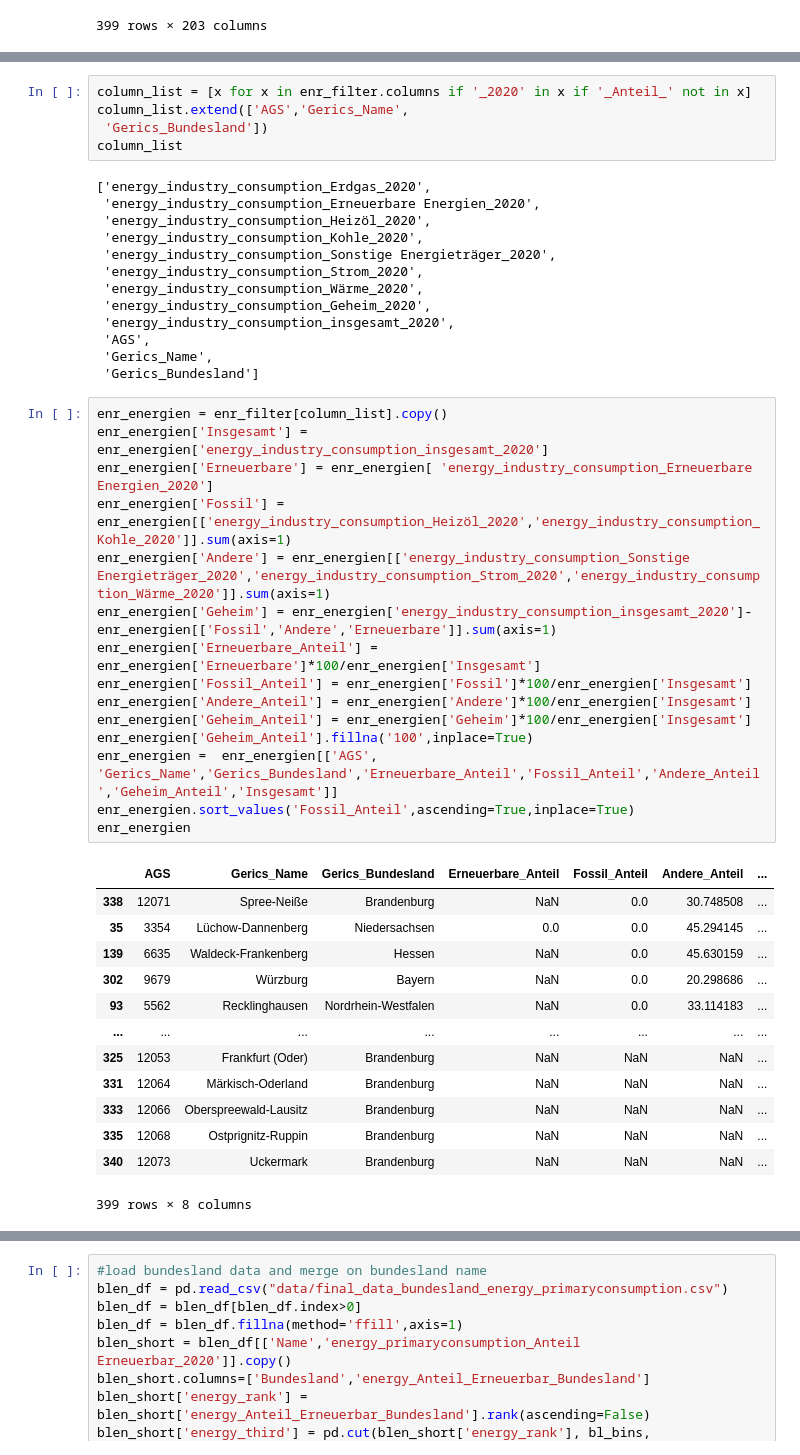
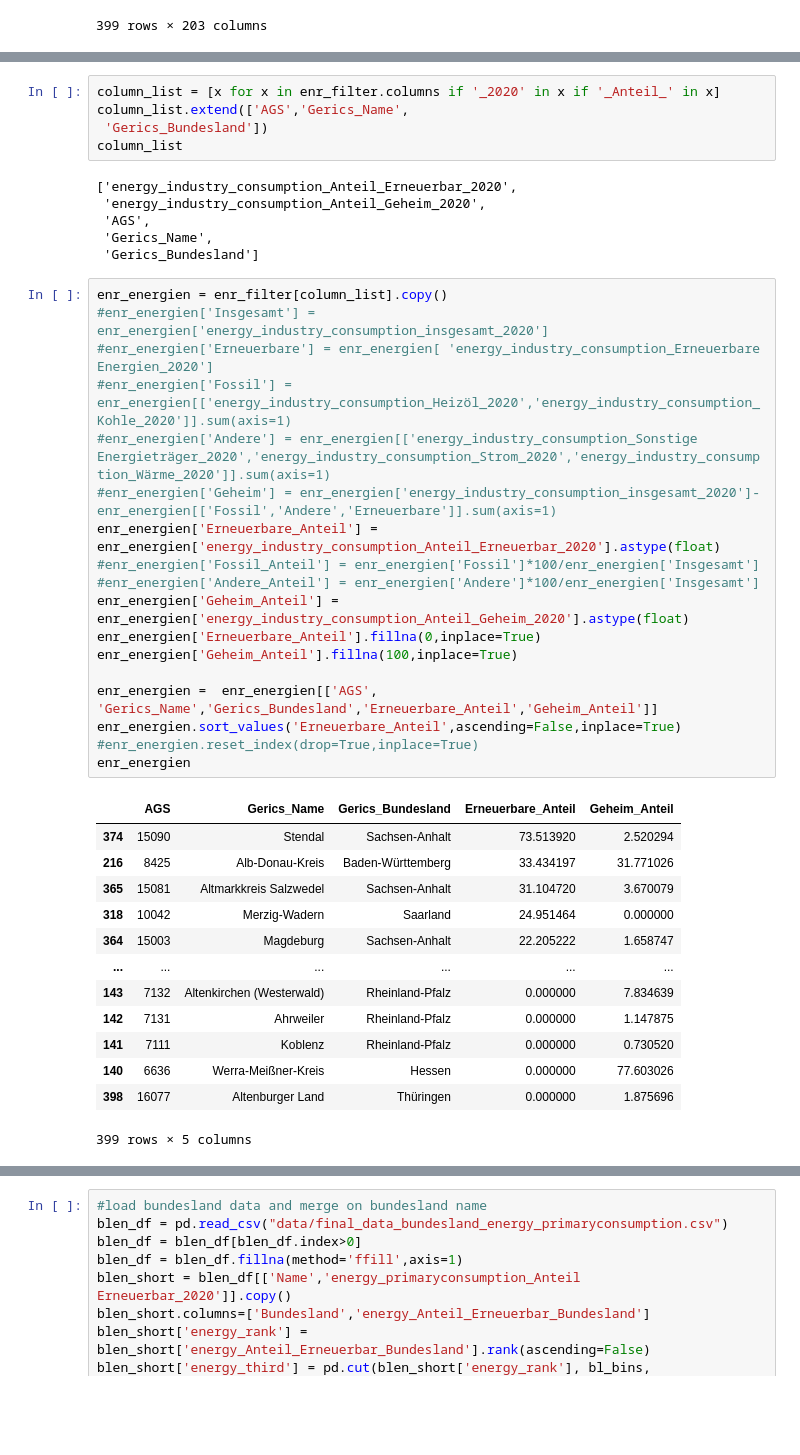
Before and after one commit to uclab-potsdam/klimataz, a Jupyter notebook: data/energy/final_ranking_energy.ipynb, the cells around one changed output, grey strips where cells are left out. Drawn from its saved outputs; the diff is of its cells as text; blank space fills up the shorter version.

```diff
--- a/data/energy/final_ranking_energy.ipynb
+++ b/data/energy/final_ranking_energy.ipynb
@@ -121,50 +125,46 @@ Index(['AGS', 'energy_industry_consumption_Erdgas_2003',
        'Gerics_Bundesland'],
       dtype='object', length=203)
 # %%
-column_list = [x for x in enr_filter.columns if '_2020' in x if '_Anteil_' not in x]
+column_list = [x for x in enr_filter.columns if '_2020' in x if '_Anteil_' in x]
 column_list.extend(['AGS','Gerics_Name',
  'Gerics_Bundesland'])
 column_list
 # %% [output]
-['energy_industry_consumption_Erdgas_2020',
- 'energy_industry_consumption_Erneuerbare Energien_2020',
- 'energy_industry_consumption_Heizöl_2020',
- 'energy_industry_consumption_Kohle_2020',
- 'energy_industry_consumption_Sonstige Energieträger_2020',
- 'energy_industry_consumption_Strom_2020',
- 'energy_industry_consumption_Wärme_2020',
- 'energy_industry_consumption_Geheim_2020',
- 'energy_industry_consumption_insgesamt_2020',
+['energy_industry_consumption_Anteil_Erneuerbar_2020',
+ 'energy_industry_consumption_Anteil_Geheim_2020',
  'AGS',
  'Gerics_Name',
  'Gerics_Bundesland']
 # %%
 enr_energien = enr_filter[column_list].copy()
-enr_energien['Insgesamt'] = enr_energien['energy_industry_consumption_insgesamt_2020']
-enr_energien['Erneuerbare'] = enr_energien[ 'energy_industry_consumption_Erneuerbare Energien_2020']
-enr_energien['Fossil'] = enr_energien[['energy_industry_consumption_Heizöl_2020','energy_industry_consumption_Kohle_2020']].sum(axis=1)
-enr_energien['Andere'] = enr_energien[['energy_industry_consumption_Sonstige Energieträger_2020','energy_industry_consumption_Strom_2020','energy_industry_consumption_Wärme_2020']].sum(axis=1)
-enr_energien['Geheim'] = enr_energien['energy_industry_consumption_insgesamt_2020']-enr_energien[['Fossil','Andere','Erneuerbare']].sum(axis=1)
-enr_energien['Erneuerbare_Anteil'] = enr_energien['Erneuerbare']*100/enr_energien['Insgesamt']
-enr_energien['Fossil_Anteil'] = enr_energien['Fossil']*100/enr_energien['Insgesamt']
-enr_energien['Andere_Anteil'] = enr_energien['Andere']*100/enr_energien['Insgesamt']
-enr_energien['Geheim_Anteil'] = enr_energien['Geheim']*100/enr_energien['Insgesamt']
-enr_energien['Geheim_Anteil'].fillna('100',inplace=True)
-enr_energien =  enr_energien[['AGS', 'Gerics_Name','Gerics_Bundesland','Erneuerbare_Anteil','Fossil_Anteil','Andere_Anteil','Geheim_Anteil','Insgesamt']]
-enr_energien.sort_values('Fossil_Anteil',ascending=True,inplace=True)
+#enr_energien['Insgesamt'] = enr_energien['energy_industry_consumption_insgesamt_2020']
+#enr_energien['Erneuerbare'] = enr_energien[ 'energy_industry_consumption_Erneuerbare Energien_2020']
+#enr_energien['Fossil'] = enr_energien[['energy_industry_consumption_Heizöl_2020','energy_industry_consumption_Kohle_2020']].sum(axis=1)
+#enr_energien['Andere'] = enr_energien[['energy_industry_consumption_Sonstige Energieträger_2020','energy_industry_consumption_Strom_2020','energy_industry_consumption_Wärme_2020']].sum(axis=1)
+#enr_energien['Geheim'] = enr_energien['energy_industry_consumption_insgesamt_2020']-enr_energien[['Fossil','Andere','Erneuerbare']].sum(axis=1)
+enr_energien['Erneuerbare_Anteil'] = enr_energien['energy_industry_consumption_Anteil_Erneuerbar_2020'].astype(float)
+#enr_energien['Fossil_Anteil'] = enr_energien['Fossil']*100/enr_energien['Insgesamt']
+#enr_energien['Andere_Anteil'] = enr_energien['Andere']*100/enr_energien['Insgesamt']
+enr_energien['Geheim_Anteil'] = enr_energien['energy_industry_consumption_Anteil_Geheim_2020'].astype(float)
+enr_energien['Erneuerbare_Anteil'].fillna(0,inplace=True)
+enr_energien['Geheim_Anteil'].fillna(100,inplace=True)
+
+enr_energien =  enr_energien[['AGS', 'Gerics_Name','Gerics_Bundesland','Erneuerbare_Anteil','Geheim_Anteil']]
+enr_energien.sort_values('Erneuerbare_Anteil',ascending=False,inplace=True)
+#enr_energien.reset_index(drop=True,inplace=True)
 enr_energien
 # %% [output]
-|  | AGS | Gerics_Name | Gerics_Bundesland | Erneuerbare_Anteil | Fossil_Anteil | Andere_Anteil | ... |
-| 338 | 12071 | Spree-Neiße | Brandenburg | NaN | 0.0 | 30.748508 | ... |
-| 35 | 3354 | Lüchow-Dannenberg | Niedersachsen | 0.0 | 0.0 | 45.294145 | ... |
-| 139 | 6635 | Waldeck-Frankenberg | Hessen | NaN | 0.0 | 45.630159 | ... |
-| 302 | 9679 | Würzburg | Bayern | NaN | 0.0 | 20.298686 | ... |
-| 93 | 5562 | Recklinghausen | Nordrhein-Westfalen | NaN | 0.0 | 33.114183 | ... |
-| ... | ... | ... | ... | ... | ... | ... | ... |
-| 325 | 12053 | Frankfurt (Oder) | Brandenburg | NaN | NaN | NaN | ... |
-| 331 | 12064 | Märkisch-Oderland | Brandenburg | NaN | NaN | NaN | ... |
-| 333 | 12066 | Oberspreewald-Lausitz | Brandenburg | NaN | NaN | NaN | ... |
-| 335 | 12068 | Ostprignitz-Ruppin | Brandenburg | NaN | NaN | NaN | ... |
-| 340 | 12073 | Uckermark | Brandenburg | NaN | NaN | NaN | ... |
+|  | AGS | Gerics_Name | Gerics_Bundesland | Erneuerbare_Anteil | Geheim_Anteil |
+| 374 | 15090 | Stendal | Sachsen-Anhalt | 73.513920 | 2.520294 |
+| 216 | 8425 | Alb-Donau-Kreis | Baden-Württemberg | 33.434197 | 31.771026 |
+| 365 | 15081 | Altmarkkreis Salzwedel | Sachsen-Anhalt | 31.104720 | 3.670079 |
+| 318 | 10042 | Merzig-Wadern | Saarland | 24.951464 | 0.000000 |
+| 364 | 15003 | Magdeburg | Sachsen-Anhalt | 22.205222 | 1.658747 |
+| ... | ... | ... | ... | ... | ... |
+| 143 | 7132 | Altenkirchen (Westerwald) | Rheinland-Pfalz | 0.000000 | 7.834639 |
+| 142 | 7131 | Ahrweiler | Rheinland-Pfalz | 0.000000 | 1.147875 |
+| 141 | 7111 | Koblenz | Rheinland-Pfalz | 0.000000 | 0.730520 |
+| 140 | 6636 | Werra-Meißner-Kreis | Hessen | 0.000000 | 77.603026 |
+| 398 | 16077 | Altenburger Land | Thüringen | 0.000000 | 1.875696 |
-399 rows × 8 columns
+399 rows × 5 columns
 # %%
```
Also changed, not shown: parts of 13 cells of this notebook, 3 other files.
